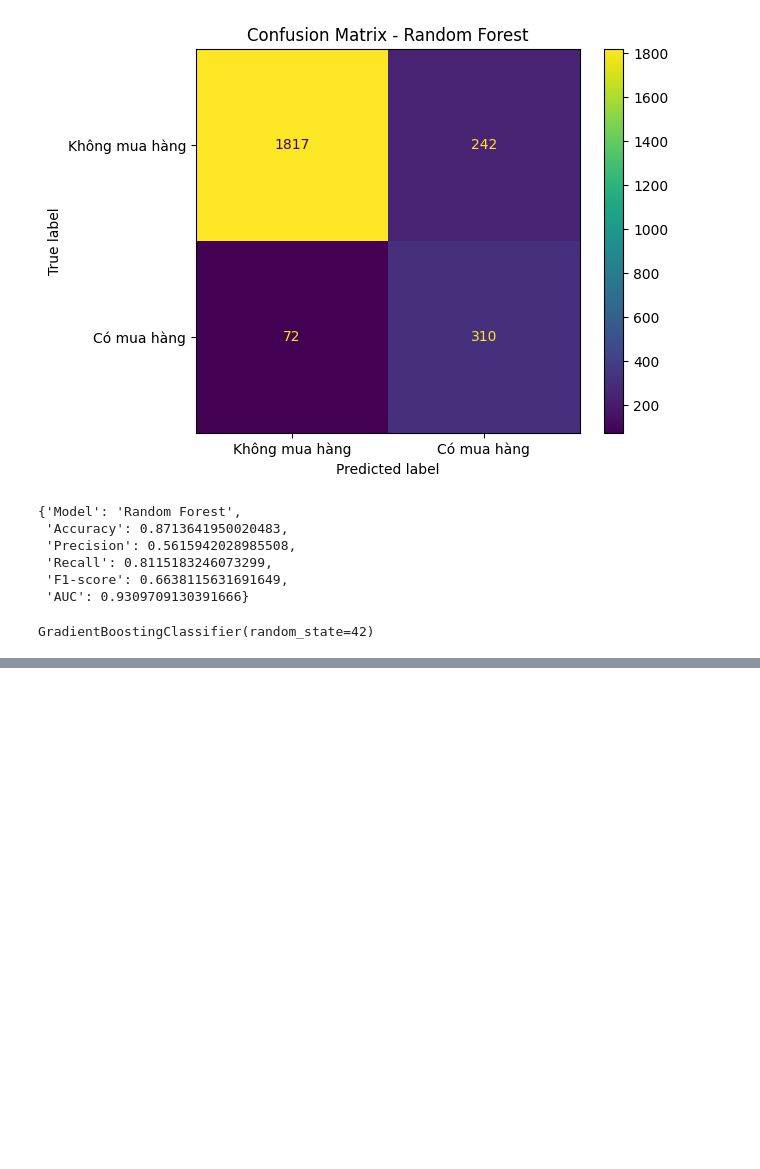
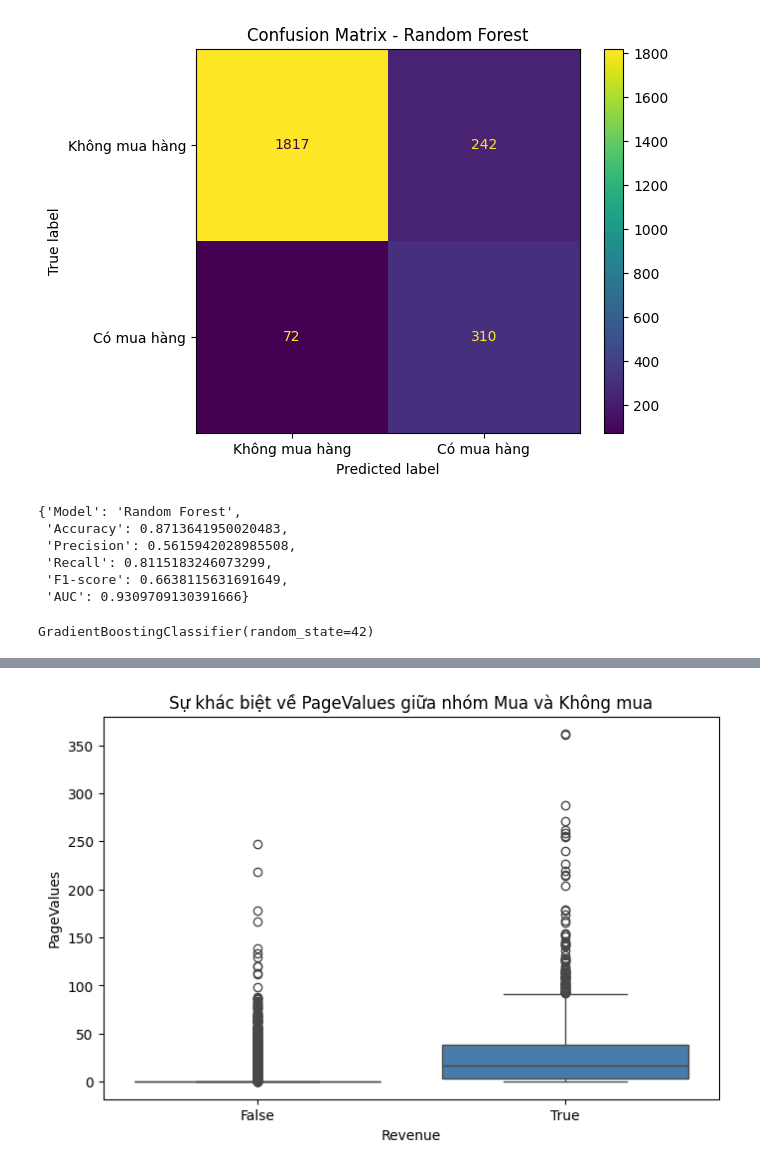
Before and after one commit to LoiDoancode/Dataset, a Jupyter notebook: dataset.ipynb, the cells around one changed output, grey strips where cells are left out. Drawn from its saved outputs; the diff is of its cells as text; code cells hidden in the pictures; blank space fills up the shorter version.

```diff
--- a/dataset.ipynb
+++ b/dataset.ipynb
@@ -838,0 +855,7 @@ GradientBoostingClassifier(random_state=42)
+# %%
+plt.figure(figsize=(8,5))
+sns.boxplot(data=df, x='Revenue', y='PageValues', palette='Set1')
+plt.title('Sự khác biệt về PageValues giữa nhóm Mua và Không mua')
+plt.show()
+# %% [output]
+[figure, added]
```
Also changed, not shown: parts of 27 cells of this notebook, 9 other files.
